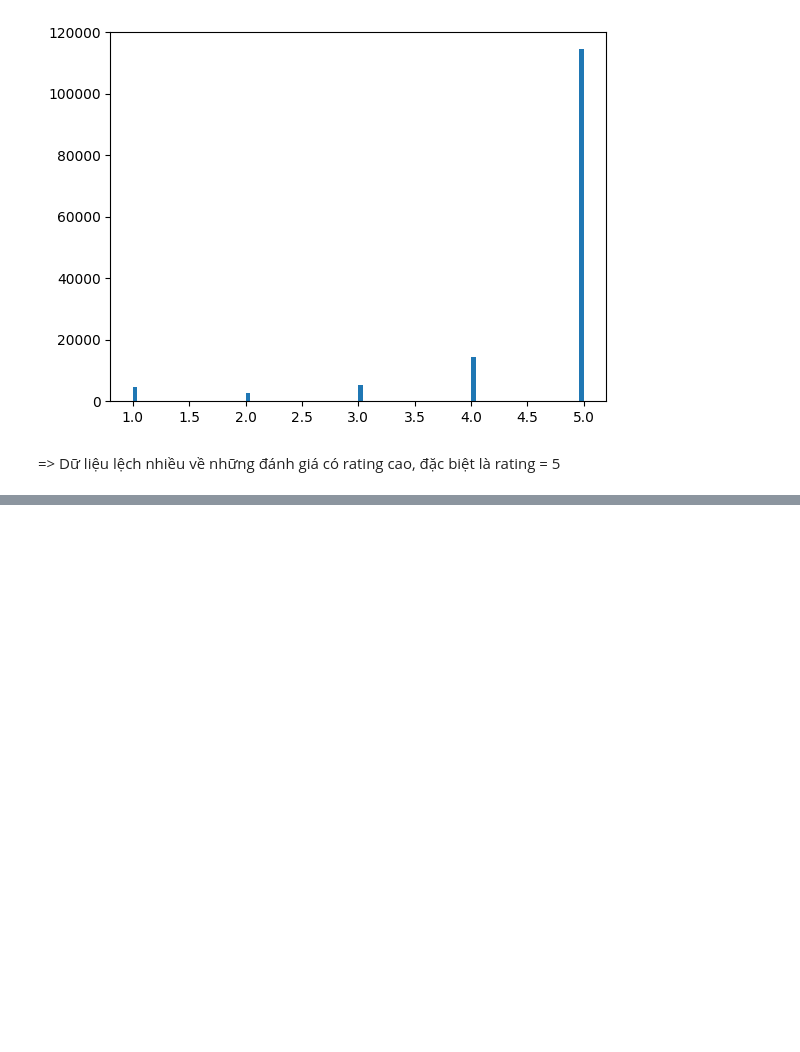
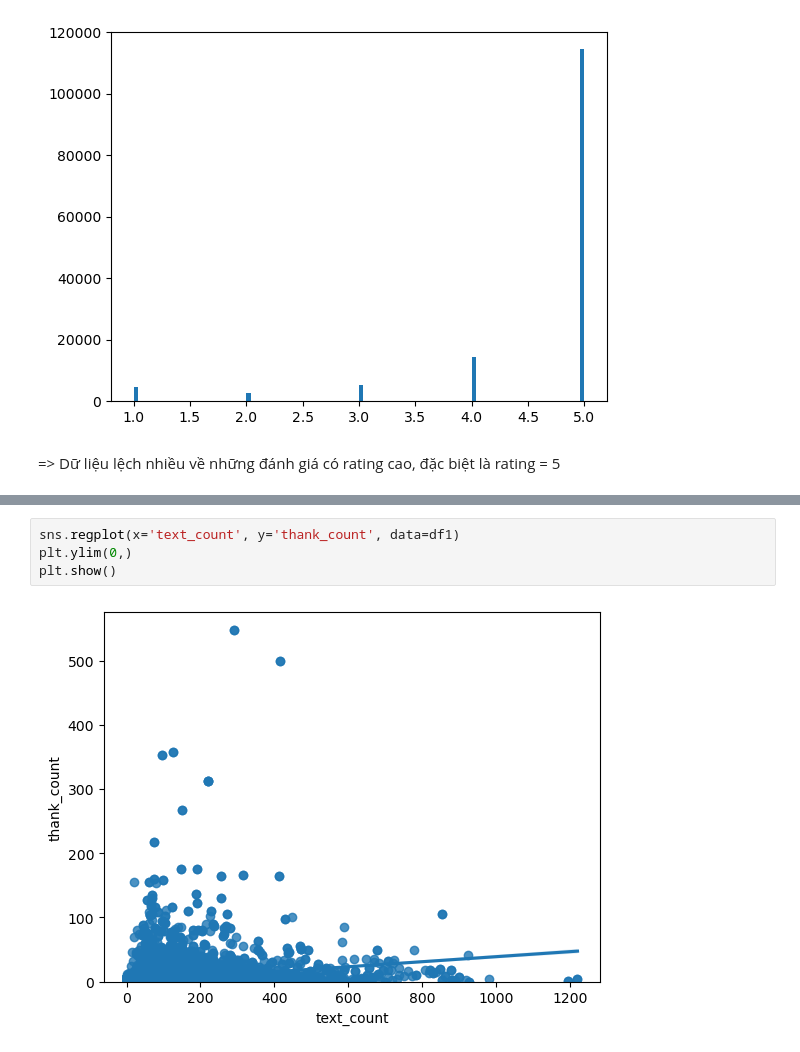
Before and after one commit to lamisgosu11/Tiki-Review-Classifier, a Jupyter notebook: Code/ds103/0.eda.ipynb, the cells around one changed output, grey strips where cells are left out. Drawn from its saved outputs; the diff is of its cells as text; blank space fills up the shorter version.

```diff
--- a/Code/ds103/0.eda.ipynb
+++ b/Code/ds103/0.eda.ipynb
@@ -186,0 +197,6 @@ sns.pairplot(df1, hue='rating')
+# %%
+sns.regplot(x='text_count', y='thank_count', data=df1)
+plt.ylim(0,)
+plt.show()
+# %% [output]
+[figure, added]
```
Also changed, not shown: parts of 25 cells of this notebook, 2 other files.
